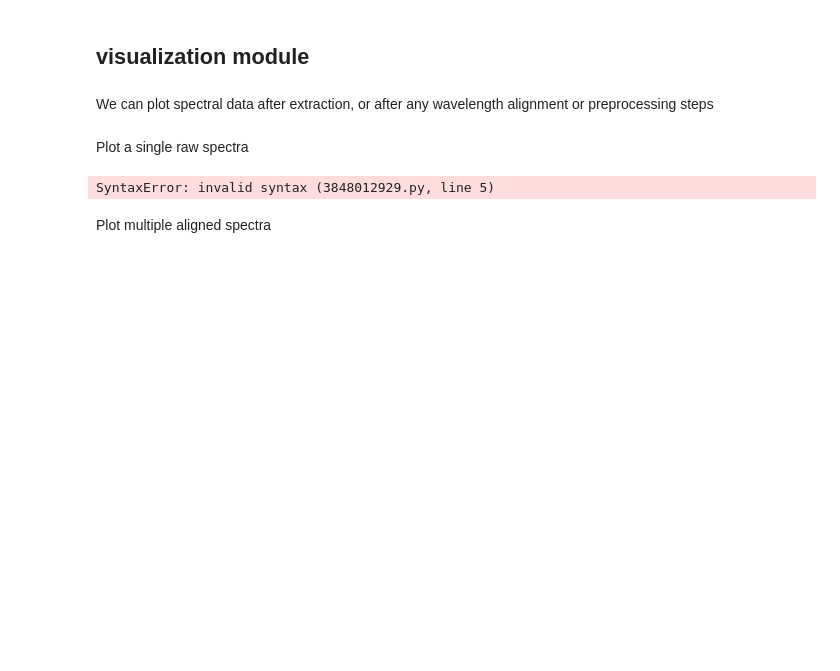
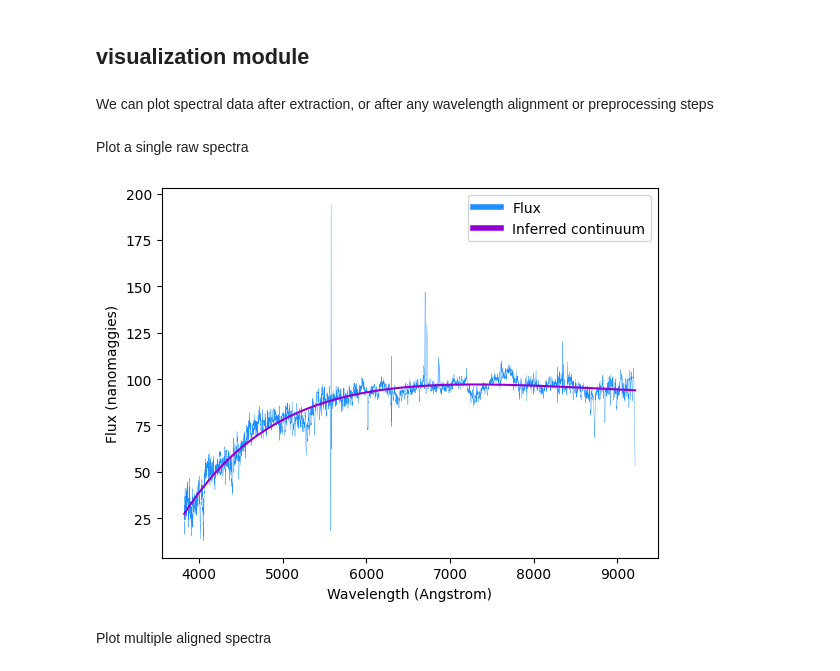
Before and after one commit to glo-umutoni/galaxy-project, a Jupyter notebook: docs/demo.ipynb, the cells around one changed output. Drawn from its saved outputs; the diff is of its cells as text; code cells hidden in the pictures; blank space fills up the shorter version.

```diff
--- a/docs/demo.ipynb
+++ b/docs/demo.ipynb
@@ -294,17 +294,16 @@ Plot a single raw spectra
 # %%
 query="SELECT TOP 10 * FROM SpecObj"
 
 # get spectral data using data_extraction module
 data = Data()
-data.
-extract_from_query(query)
+data.extract_from_query(query)
 df = data.get_spectra_from_data()
 df = pd.DataFrame(df[0][1].data)
 
 # we can plot the raw spectral data
 fig = Visualization.plot(df, y_column="flux")
 # %% [output]
-SyntaxError: invalid syntax (3848012929.py, line 5)
+[figure, added]
 # %% [markdown]
 Plot multiple aligned spectra
 # %%
```
Also changed, not shown: parts of 3 cells of this notebook.
